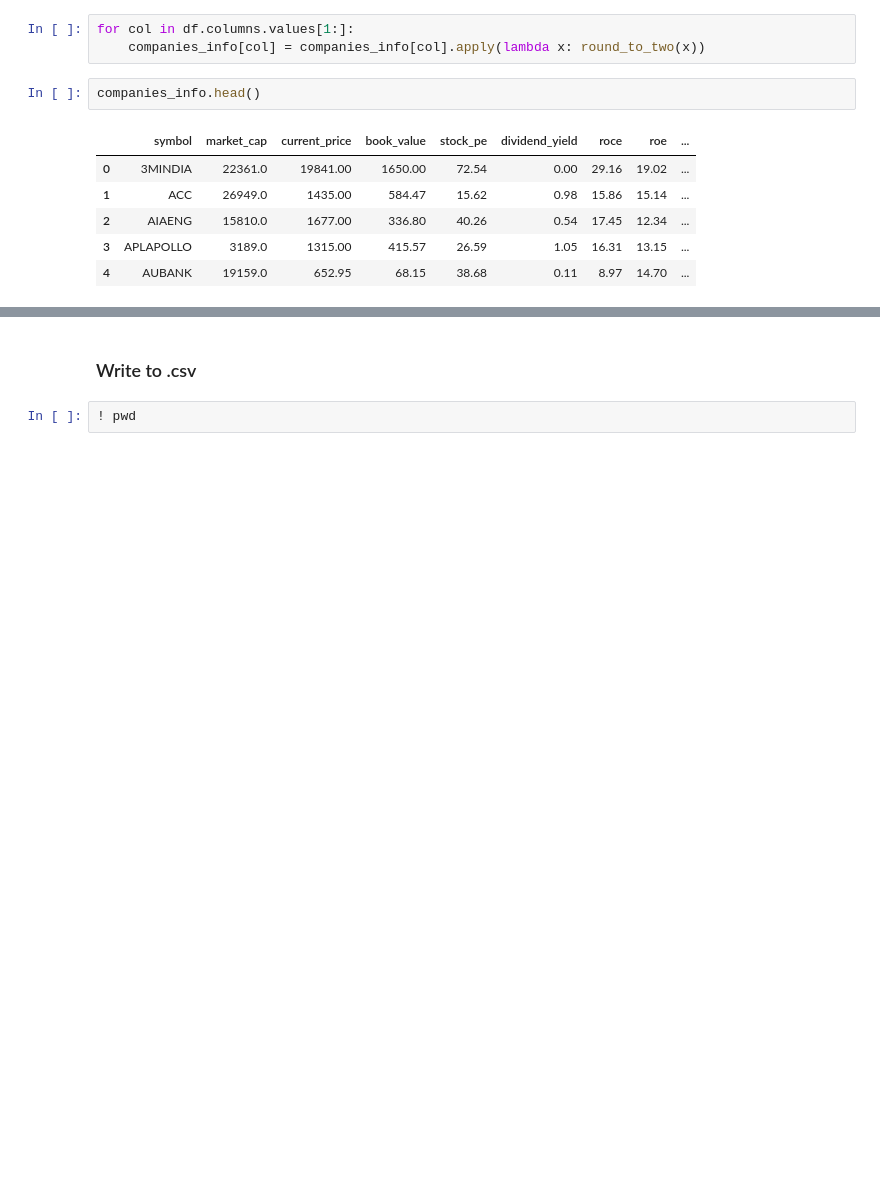
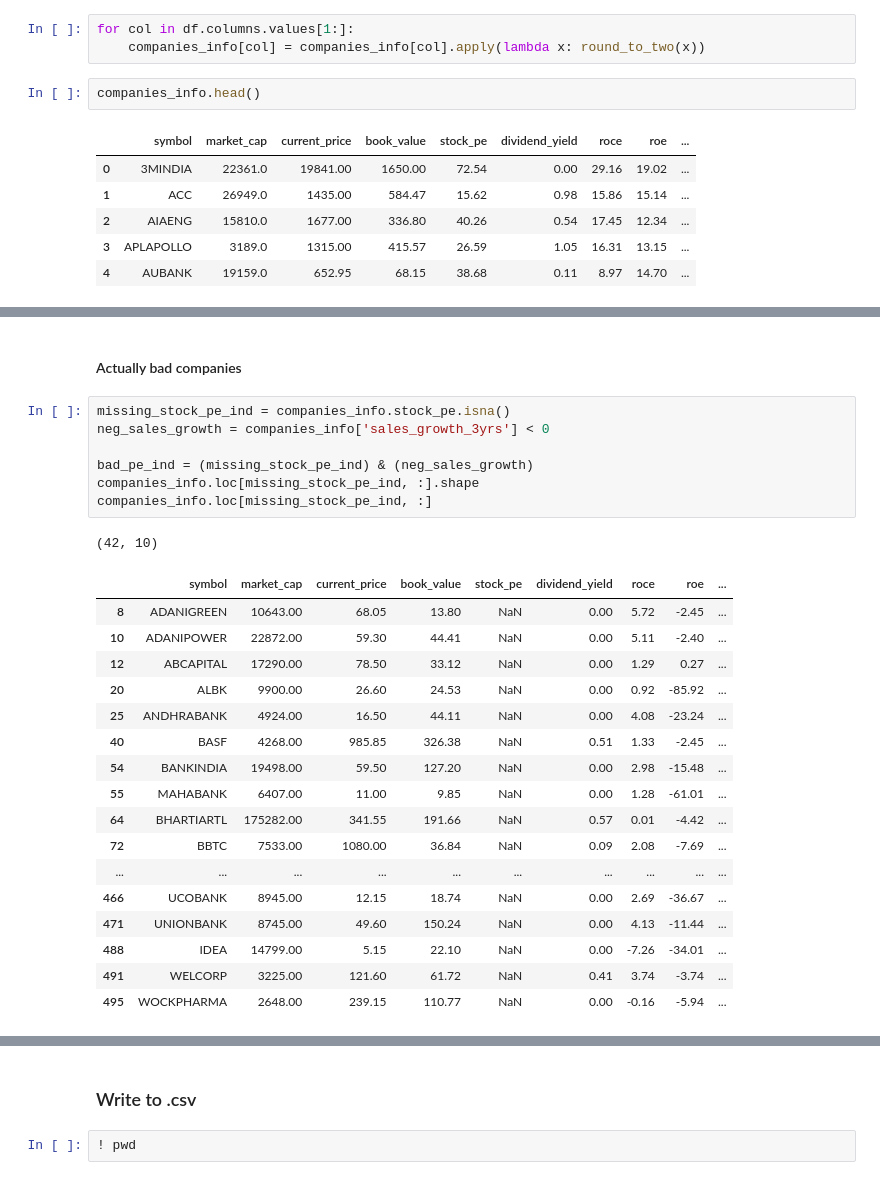
Before and after one commit to ManishBarnwal/clustering-nse-500, a Jupyter notebook: notebooks/scrape_company_info_modular_code.ipynb, the cells around one changed output, grey strips where cells are left out. Drawn from its saved outputs; the diff is of its cells as text; blank space fills up the shorter version.

```diff
--- a/notebooks/scrape_company_info_modular_code.ipynb
+++ b/notebooks/scrape_company_info_modular_code.ipynb
@@ -331,0 +376,28 @@ companies_info.head()
+# %% [markdown]
+#### Actually bad companies
+# %%
+missing_stock_pe_ind = companies_info.stock_pe.isna()
+neg_sales_growth = companies_info['sales_growth_3yrs'] < 0
+
+bad_pe_ind = (missing_stock_pe_ind) & (neg_sales_growth)
+companies_info.loc[missing_stock_pe_ind, :].shape
+companies_info.loc[missing_stock_pe_ind, :]
+# %% [output]
+(42, 10)
+|  | symbol | market_cap | current_price | book_value | stock_pe | dividend_yield | roce | roe | ... |
+| 8 | ADANIGREEN | 10643.00 | 68.05 | 13.80 | NaN | 0.00 | 5.72 | -2.45 | ... |
+| 10 | ADANIPOWER | 22872.00 | 59.30 | 44.41 | NaN | 0.00 | 5.11 | -2.40 | ... |
+| 12 | ABCAPITAL | 17290.00 | 78.50 | 33.12 | NaN | 0.00 | 1.29 | 0.27 | ... |
+| 20 | ALBK | 9900.00 | 26.60 | 24.53 | NaN | 0.00 | 0.92 | -85.92 | ... |
+| 25 | ANDHRABANK | 4924.00 | 16.50 | 44.11 | NaN | 0.00 | 4.08 | -23.24 | ... |
+| 40 | BASF | 4268.00 | 985.85 | 326.38 | NaN | 0.51 | 1.33 | -2.45 | ... |
+| 54 | BANKINDIA | 19498.00 | 59.50 | 127.20 | NaN | 0.00 | 2.98 | -15.48 | ... |
+| 55 | MAHABANK | 6407.00 | 11.00 | 9.85 | NaN | 0.00 | 1.28 | -61.01 | ... |
+| 64 | BHARTIARTL | 175282.00 | 341.55 | 191.66 | NaN | 0.57 | 0.01 | -4.42 | ... |
+| 72 | BBTC | 7533.00 | 1080.00 | 36.84 | NaN | 0.09 | 2.08 | -7.69 | ... |
+| ... | ... | ... | ... | ... | ... | ... | ... | ... | ... |
+| 466 | UCOBANK | 8945.00 | 12.15 | 18.74 | NaN | 0.00 | 2.69 | -36.67 | ... |
+| 471 | UNIONBANK | 8745.00 | 49.60 | 150.24 | NaN | 0.00 | 4.13 | -11.44 | ... |
+| 488 | IDEA | 14799.00 | 5.15 | 22.10 | NaN | 0.00 | -7.26 | -34.01 | ... |
+| 491 | WELCORP | 3225.00 | 121.60 | 61.72 | NaN | 0.41 | 3.74 | -3.74 | ... |
+| 495 | WOCKPHARMA | 2648.00 | 239.15 | 110.77 | NaN | 0.00 | -0.16 | -5.94 | ... |
```
Also changed, not shown: parts of 16 cells of this notebook, 1 other file.
